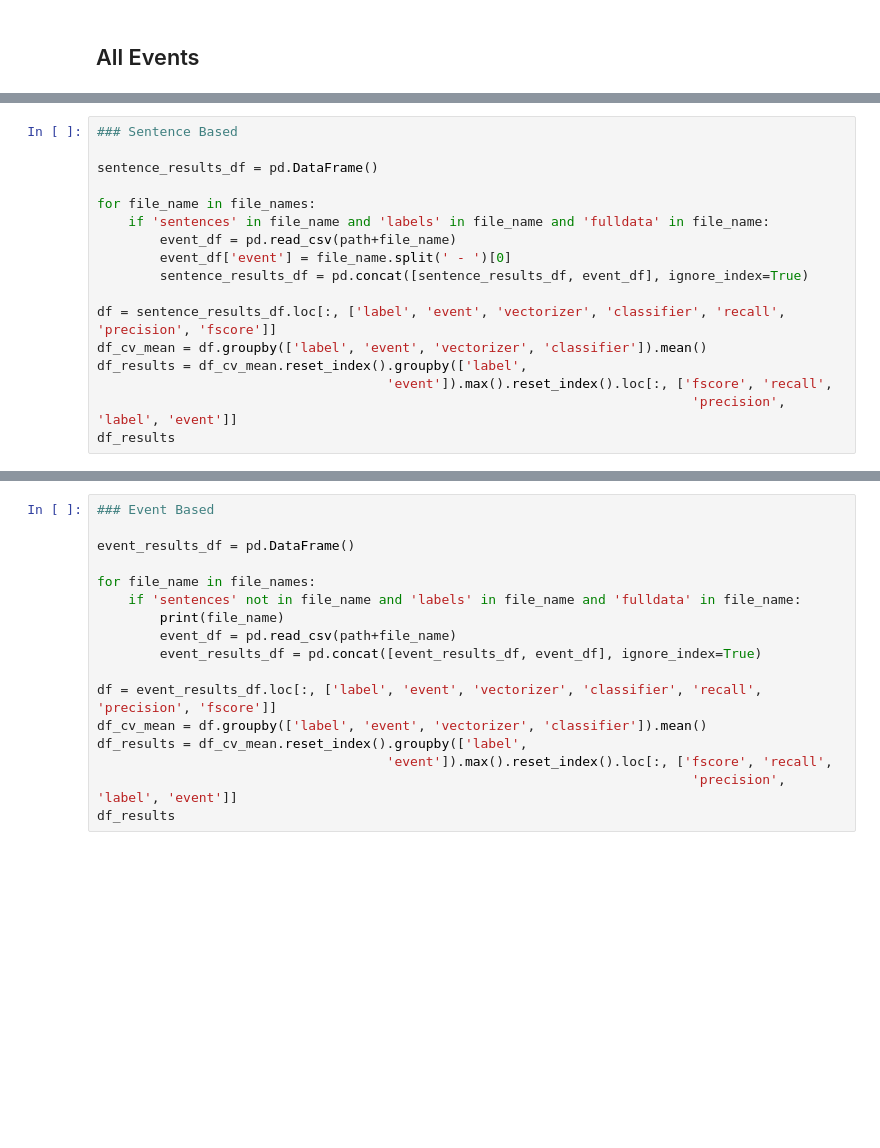
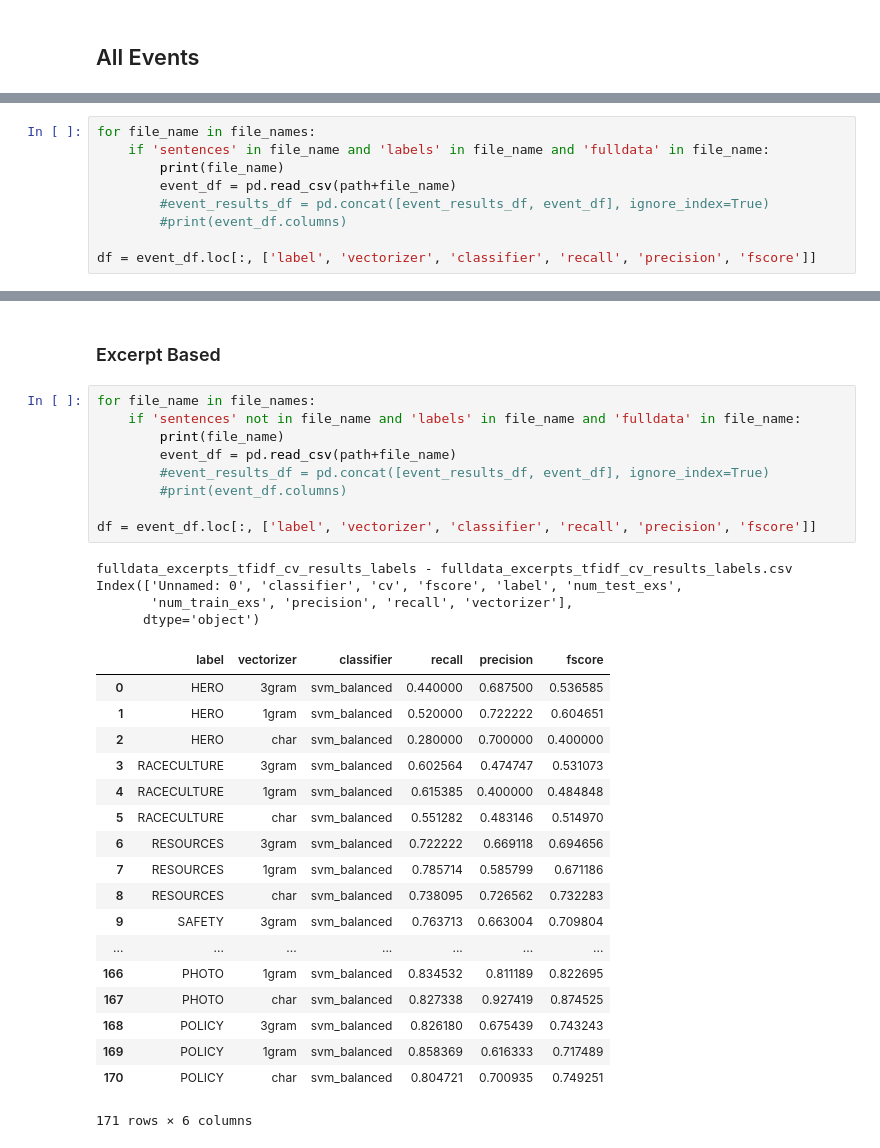
Before and after one commit to anjapago/AnalyzeAccountability, a Jupyter notebook: notebooks/AllLabelAnalysis2.ipynb, the cells around one changed output, grey strips where cells are left out. Saved outputs shown, nothing was run; the diff lists cells and outputs as text; blank space fills up the shorter version.

```diff
--- a/notebooks/AllLabelAnalysis2.ipynb
+++ b/notebooks/AllLabelAnalysis2.ipynb
@@ -158,17 +154,9 @@ def show_results(column1='event', column2='label',
 # %%
-### Sentence Based
-
-sentence_results_df = pd.DataFrame()
-
 for file_name in file_names:
     if 'sentences' in file_name and 'labels' in file_name and 'fulldata' in file_name:
+        print(file_name)
         event_df = pd.read_csv(path+file_name)
-        event_df['event'] = file_name.split(' - ')[0]
-        sentence_results_df = pd.concat([sentence_results_df, event_df], ignore_index=True)
+        #event_results_df = pd.concat([event_results_df, event_df], ignore_index=True)
+        #print(event_df.columns)
 
-df = sentence_results_df.loc[:, ['label', 'event', 'vectorizer', 'classifier', 'recall', 'precision', 'fscore']]
-df_cv_mean = df.groupby(['label', 'event', 'vectorizer', 'classifier']).mean()
-df_results = df_cv_mean.reset_index().groupby(['label',
-                                     'event']).max().reset_index().loc[:, ['fscore', 'recall',
-                                                                            'precision', 'label', 'event']]
-df_results
+df = event_df.loc[:, ['label', 'vectorizer', 'classifier', 'recall', 'precision', 'fscore']]
@@ -175,17 +177,34 @@ df_results
+# %% [markdown]
+### Excerpt Based
 # %%
-### Event Based
-
-event_results_df = pd.DataFrame()
-
 for file_name in file_names:
     if 'sentences' not in file_name and 'labels' in file_name and 'fulldata' in file_name:
         print(file_name)
         event_df = pd.read_csv(path+file_name)
-        event_results_df = pd.concat([event_results_df, event_df], ignore_index=True)
+        #event_results_df = pd.concat([event_results_df, event_df], ignore_index=True)
+        #print(event_df.columns)
 
-df = event_results_df.loc[:, ['label', 'event', 'vectorizer', 'classifier', 'recall', 'precision', 'fscore']]
-df_cv_mean = df.groupby(['label', 'event', 'vectorizer', 'classifier']).mean()
-df_results = df_cv_mean.reset_index().groupby(['label',
-                                     'event']).max().reset_index().loc[:, ['fscore', 'recall',
-                                                                            'precision', 'label', 'event']]
-df_results
+df = event_df.loc[:, ['label', 'vectorizer', 'classifier', 'recall', 'precision', 'fscore']]
+# %% [output]
+fulldata_excerpts_tfidf_cv_results_labels - fulldata_excerpts_tfidf_cv_results_labels.csv
+Index(['Unnamed: 0', 'classifier', 'cv', 'fscore', 'label', 'num_test_exs',
+       'num_train_exs', 'precision', 'recall', 'vectorizer'],
+      dtype='object')
+|  | label | vectorizer | classifier | recall | precision | fscore |
+| 0 | HERO | 3gram | svm_balanced | 0.440000 | 0.687500 | 0.536585 |
+| 1 | HERO | 1gram | svm_balanced | 0.520000 | 0.722222 | 0.604651 |
+| 2 | HERO | char | svm_balanced | 0.280000 | 0.700000 | 0.400000 |
+| 3 | RACECULTURE | 3gram | svm_balanced | 0.602564 | 0.474747 | 0.531073 |
+| 4 | RACECULTURE | 1gram | svm_balanced | 0.615385 | 0.400000 | 0.484848 |
+| 5 | RACECULTURE | char | svm_balanced | 0.551282 | 0.483146 | 0.514970 |
+| 6 | RESOURCES | 3gram | svm_balanced | 0.722222 | 0.669118 | 0.694656 |
+| 7 | RESOURCES | 1gram | svm_balanced | 0.785714 | 0.585799 | 0.671186 |
+| 8 | RESOURCES | char | svm_balanced | 0.738095 | 0.726562 | 0.732283 |
+| 9 | SAFETY | 3gram | svm_balanced | 0.763713 | 0.663004 | 0.709804 |
+| ... | ... | ... | ... | ... | ... | ... |
+| 166 | PHOTO | 1gram | svm_balanced | 0.834532 | 0.811189 | 0.822695 |
+| 167 | PHOTO | char | svm_balanced | 0.827338 | 0.927419 | 0.874525 |
+| 168 | POLICY | 3gram | svm_balanced | 0.826180 | 0.675439 | 0.743243 |
+| 169 | POLICY | 1gram | svm_balanced | 0.858369 | 0.616333 | 0.717489 |
+| 170 | POLICY | char | svm_balanced | 0.804721 | 0.700935 | 0.749251 |
+171 rows × 6 columns
```
Also changed, not shown: parts of 10 cells of this notebook.
